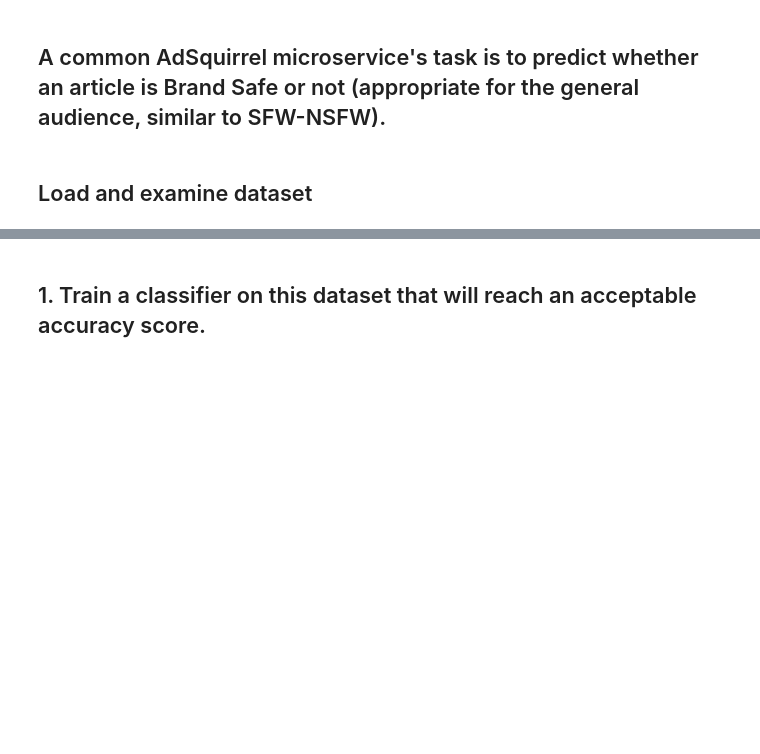
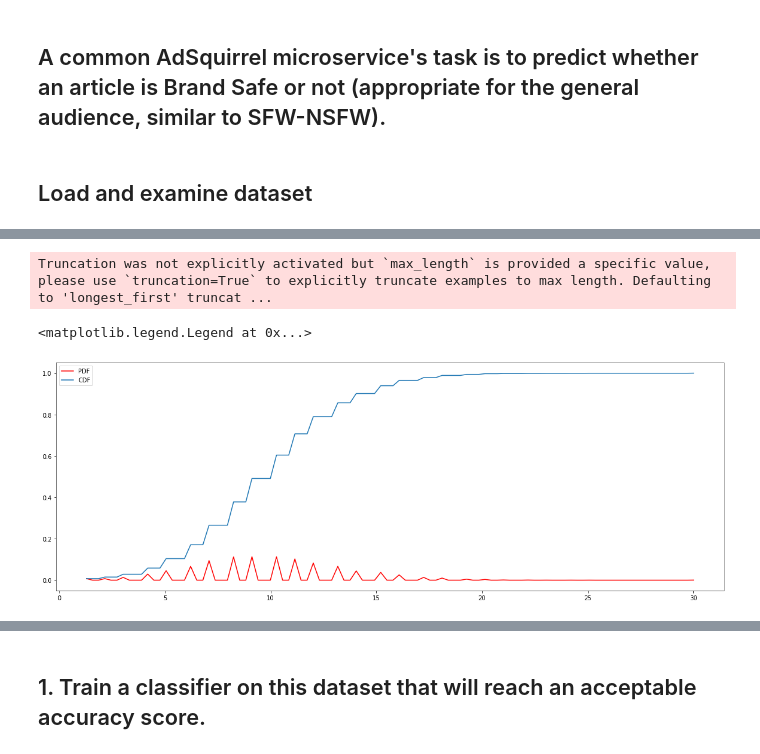
Before and after one commit to AggelosTh/Trending-news, a Jupyter notebook: assignment.ipynb, the cells around one changed output, grey strips where cells are left out. Cells and saved outputs as stored; diff of their text form; code cells hidden in the pictures; blank space fills up the shorter version.

```diff
--- a/assignment.ipynb
+++ b/assignment.ipynb
@@ -23,0 +162,29 @@ df.head()
+# %%
+token_lens_title = [len(tokenizer.encode(txt, add_special_tokens=False)) for txt in df.title]
+token_title_safe = [len(tokenizer.encode(txt, add_special_tokens=False)) for txt in df[df['label']=='Brand Safe']['title']]
+token_title_not_safe = [len(tokenizer.encode(txt, add_special_tokens=False)) for txt in df[df['label']=='Not Brand Safe']['title']]
+
+token_lens_content = [len(tokenizer.encode(txt, max_length=512, add_special_tokens=False)) for txt in df.content]
+token_content_safe = [len(tokenizer.encode(txt, max_length=512, add_special_tokens=False)) for txt in df[df['label']=='Brand Safe']['content']]
+token_content_not_safe = [len(tokenizer.encode(txt, max_length=512, add_special_tokens=False)) for txt in df[df['label']=='Not Brand Safe']['content']]
+# %% [output]
+Truncation was not explicitly activated but `max_length` is provided a specific value, please use `truncation=True` to explicitly truncate examples to max length. Defaulting to 'longest_first' truncat ...
+# %%
+# examine the distribution of title lengths using PDF and CDF
+plt.rcParams["figure.figsize"] = (20,7)
+
+fig, ax = plt.subplots()
+count, bins_count = np.histogram([len(title.split()) for title in df['title']], bins=100)
+
+# finding the PDF of the histogram using count values
+pdf = count / sum(count)
+
+cdf = np.cumsum(pdf)
+# plotting PDF and CDF
+plt.plot(bins_count[1:], pdf, color="red", label="PDF")
+plt.plot(bins_count[1:], cdf, label="CDF")
+
+plt.legend()
+# %% [output]
+<matplotlib.legend.Legend at 0x...>
+[figure, added]
```
Also changed, not shown: parts of 103 cells of this notebook.
